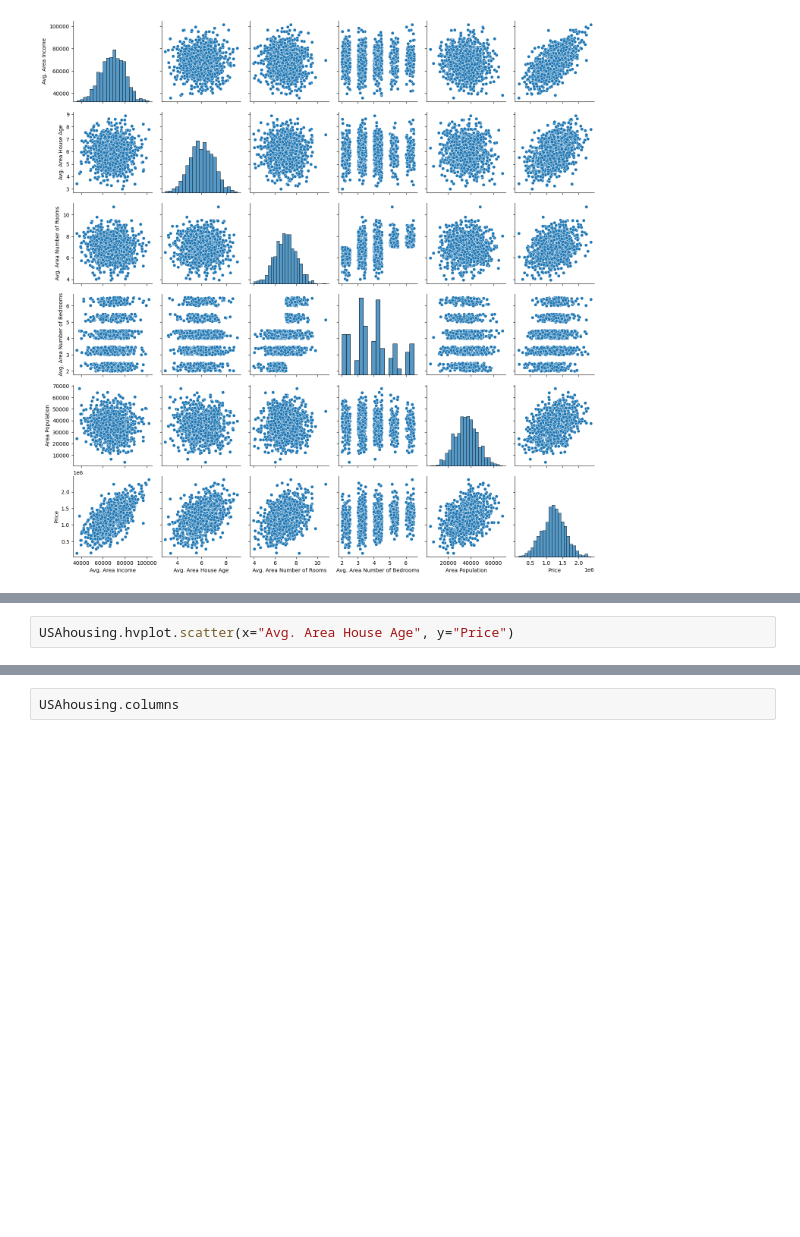
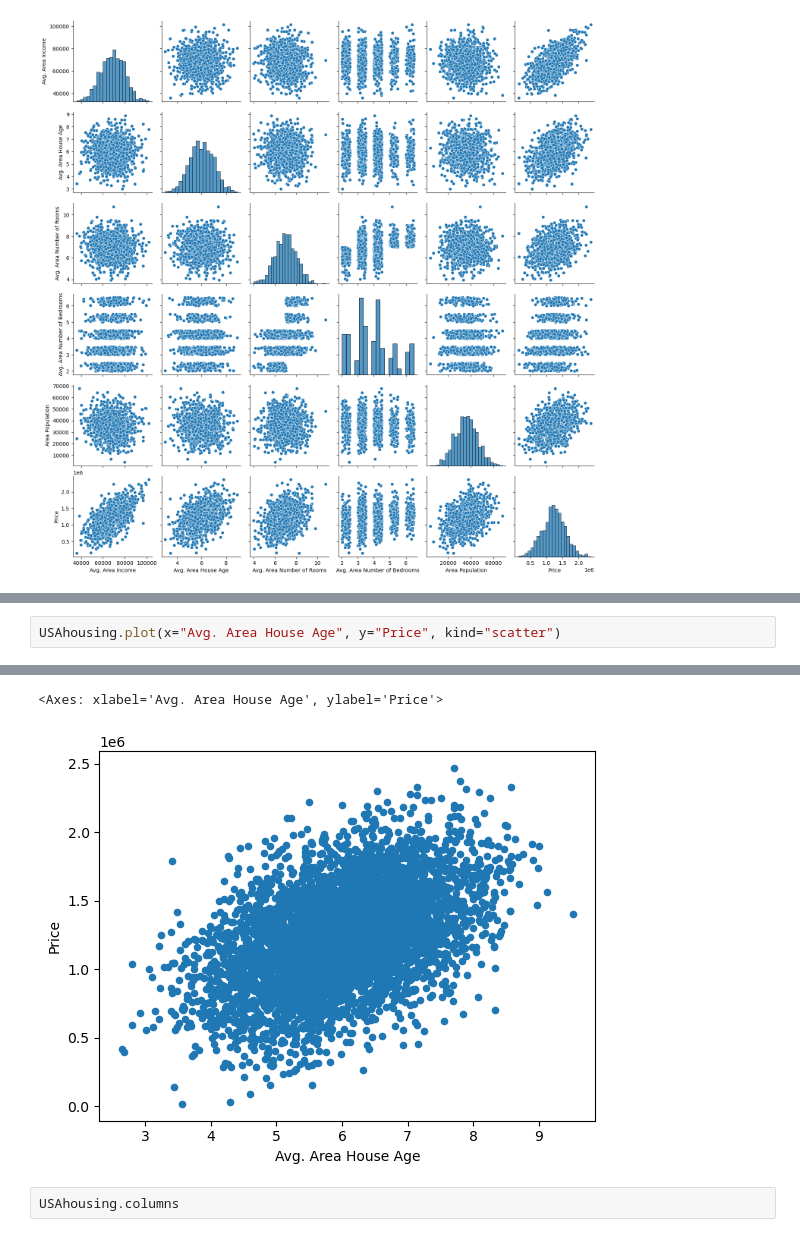
Before and after one commit to waddason/Hi-Paris_bootcamp, a Jupyter notebook: ML/Linear_Regression_Solution_Exercise_v1.ipynb, the cells around one changed output, grey strips where cells are left out. Saved outputs shown, nothing was run; the diff lists cells and outputs as text; blank space fills up the shorter version.

```diff
--- a/ML/Linear_Regression_Solution_Exercise_v1.ipynb
+++ b/ML/Linear_Regression_Solution_Exercise_v1.ipynb
@@ -115,3 +112,3 @@ USAhousing.hvplot.hist("Price")
 # %%
-USAhousing.hvplot.scatter(x="Avg. Area House Age", y="Price")
+USAhousing.plot(x="Avg. Area House Age", y="Price", kind="scatter")
 # %% [output]
@@ -119,3 +115,5 @@ USAhousing.hvplot.scatter(x="Avg. Area House Age", y="Price")
+<Axes: xlabel='Avg. Area House Age', ylabel='Price'>
+[figure, added]
 # %%
 USAhousing.columns
 # %% [output]
```
Also changed, not shown: parts of 6 cells of this notebook, 24 other files.
